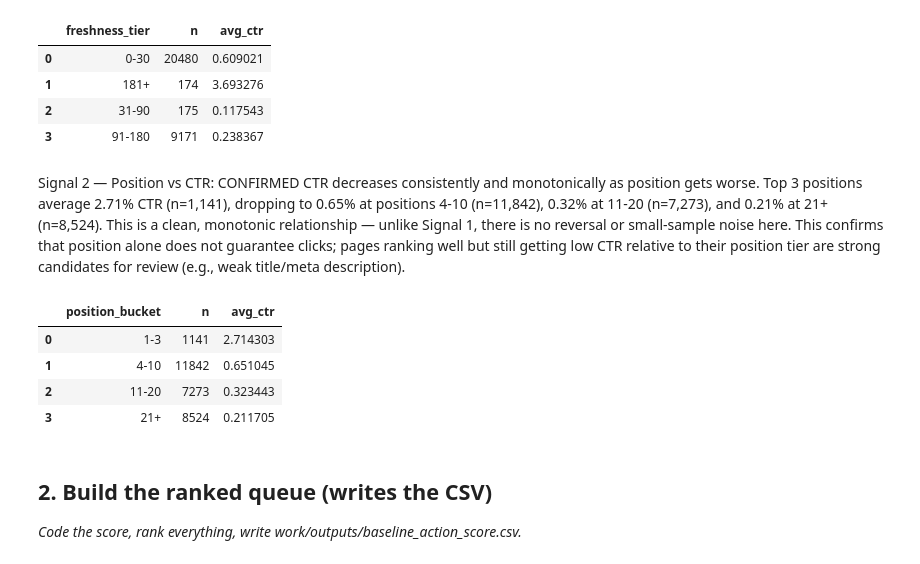
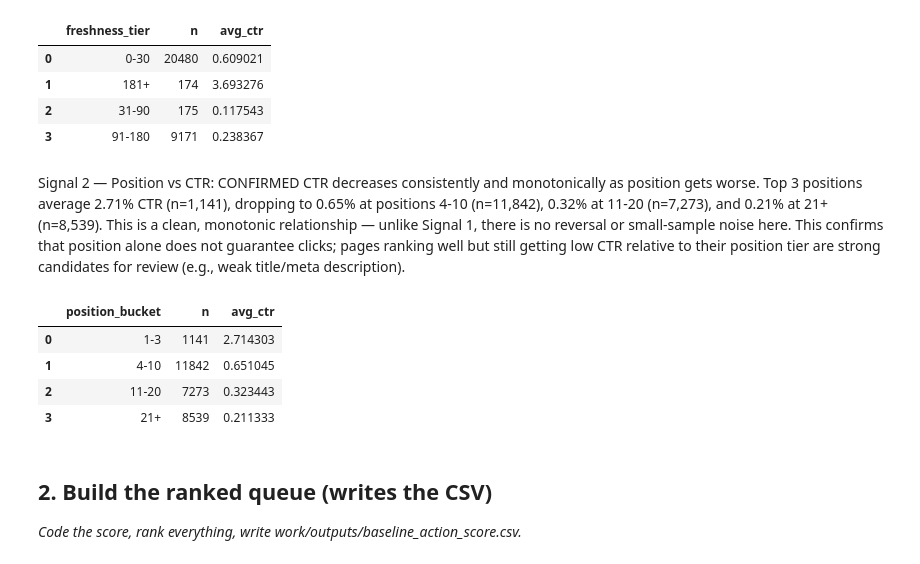
Before and after one commit to uomna/flyrank-ml, a Jupyter notebook: work/notebooks/w04_baseline_score.ipynb, the cells around one changed output. Saved outputs shown, nothing was run; the diff lists cells and outputs as text; code cells hidden in the pictures.

```diff
--- a/work/notebooks/w04_baseline_score.ipynb
+++ b/work/notebooks/w04_baseline_score.ipynb
@@ -79,7 +79,7 @@ Signal 2 — Position vs CTR: CONFIRMED
 CTR decreases consistently and monotonically as position gets worse.
 Top 3 positions average 2.71% CTR (n=1,141), dropping to 0.65% at
 positions 4-10 (n=11,842), 0.32% at 11-20 (n=7,273), and 0.21% at 21+
-(n=8,524). This is a clean, monotonic relationship — unlike Signal 1,
+(n=8,539). This is a clean, monotonic relationship — unlike Signal 1,
 there is no reversal or small-sample noise here. This confirms that
 position alone does not guarantee clicks; pages ranking well but still
 getting low CTR relative to their position tier are strong candidates
@@ -87,24 +87,24 @@ for review (e.g., weak title/meta description).
 # %%
 import pandas as pd
 
 df_valid = df[df["avg_position"] > 0].copy()
 df_valid["position_bucket"] = pd.cut(
     df_valid["avg_position"],
-    bins=[0, 3, 10, 20, 100],
+    bins=[0, 3, 10, 20, float('inf')],
     labels=["1-3", "4-10", "11-20", "21+"]
 )
 
 signal2_bucket = df_valid.groupby("position_bucket", observed=True).agg(
     n=("content_id", "count"),
     avg_ctr=("ctr", "mean")
 ).reset_index()
 signal2_bucket
 # %% [output]
 |  | position_bucket | n | avg_ctr |
 | 0 | 1-3 | 1141 | 2.714303 |
 | 1 | 4-10 | 11842 | 0.651045 |
 | 2 | 11-20 | 7273 | 0.323443 |
-| 3 | 21+ | 8524 | 0.211705 |
+| 3 | 21+ | 8539 | 0.211333 |
 # %% [markdown]
 ## 2. Build the ranked queue (writes the CSV)
 
```
Also changed, not shown: parts of 2 cells of this notebook.
